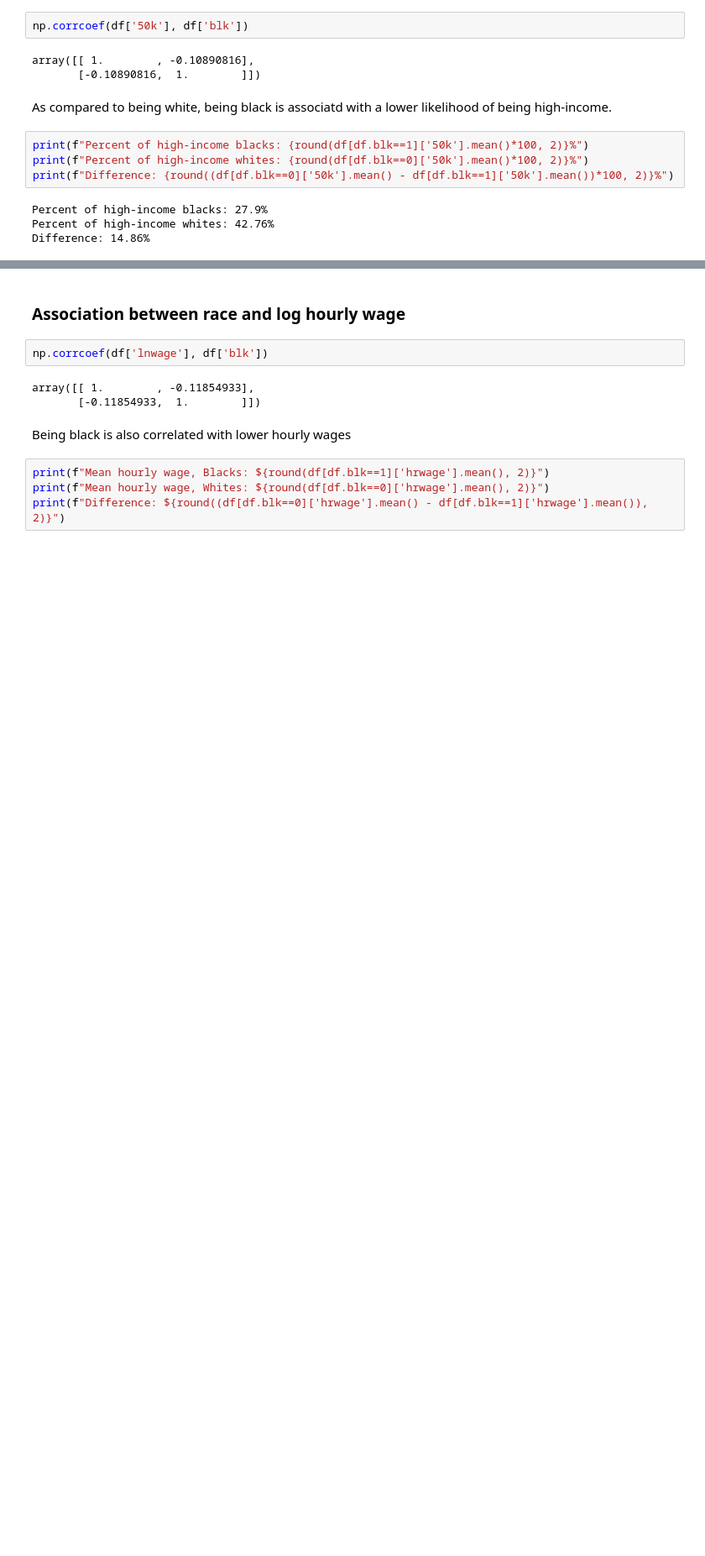
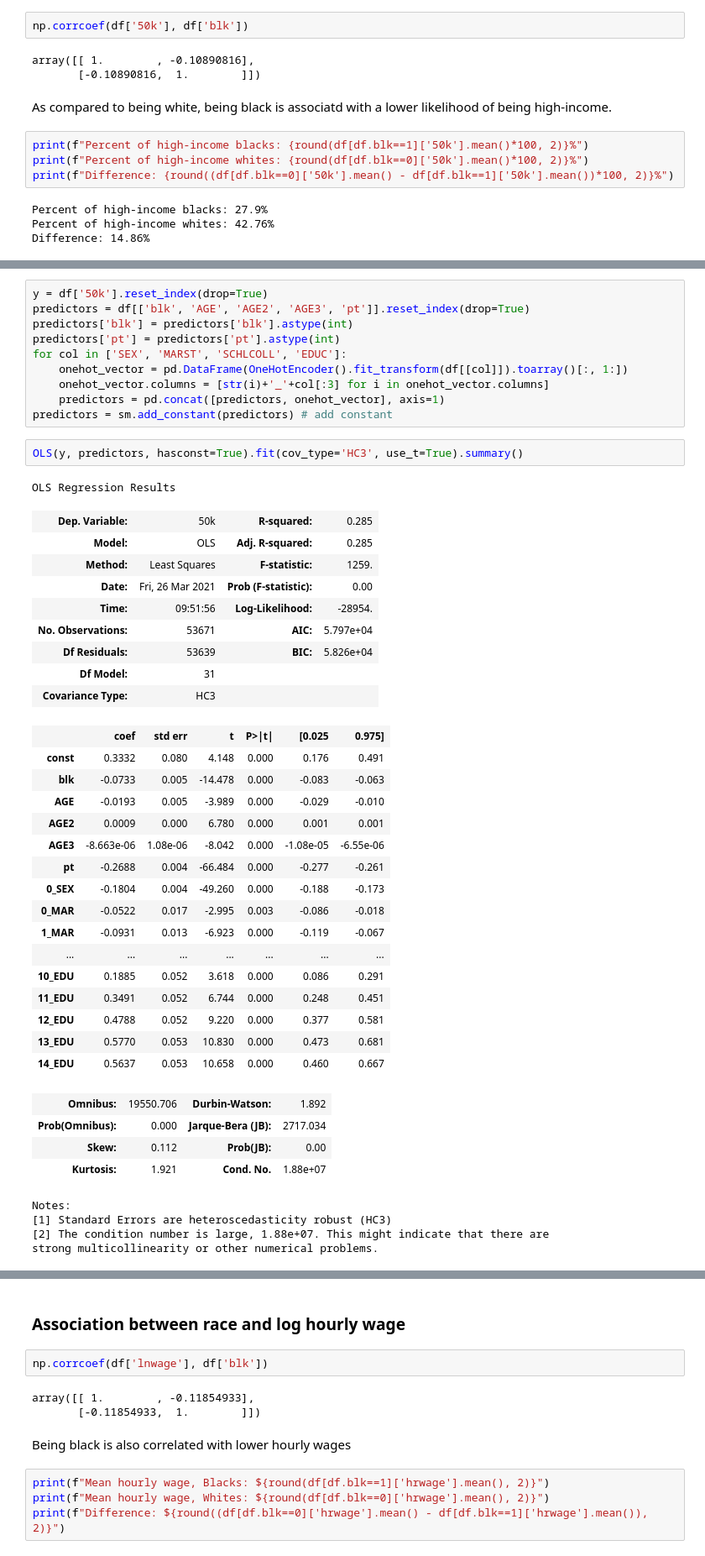
Before and after one commit to kingjosephm/DiscriminationMitigation, a Jupyter notebook: ASEC_2019.ipynb, the cells around one changed output, grey strips where cells are left out. Shown at 84% size. Cells and saved outputs as stored; diff of their text form; blank space fills up the shorter version.

Commit message:
Added OLS descriptive results of black/white differences in both outcomes

```diff
--- a/ASEC_2019.ipynb
+++ b/ASEC_2019.ipynb
@@ -229,0 +231,47 @@ Difference: 14.86%
+# %%
+y = df['50k'].reset_index(drop=True)
+predictors = df[['blk', 'AGE', 'AGE2', 'AGE3', 'pt']].reset_index(drop=True)
+predictors['blk'] = predictors['blk'].astype(int)
+predictors['pt'] = predictors['pt'].astype(int)
+for col in ['SEX', 'MARST', 'SCHLCOLL', 'EDUC']:
+    onehot_vector = pd.DataFrame(OneHotEncoder().fit_transform(df[[col]]).toarray()[:, 1:])
+    onehot_vector.columns = [str(i)+'_'+col[:3] for i in onehot_vector.columns]
+    predictors = pd.concat([predictors, onehot_vector], axis=1)
+predictors = sm.add_constant(predictors) # add constant
+# %%
+OLS(y, predictors, hasconst=True).fit(cov_type='HC3', use_t=True).summary()
+# %% [output]
+OLS Regression Results
+| Dep. Variable: | 50k | R-squared: | 0.285 |
+| Model: | OLS | Adj. R-squared: | 0.285 |
+| Method: | Least Squares | F-statistic: | 1259. |
+| Date: | Fri, 26 Mar 2021 | Prob (F-statistic): | 0.00 |
+| Time: | 09:51:56 | Log-Likelihood: | -28954. |
+| No. Observations: | 53671 | AIC: | 5.797e+04 |
+| Df Residuals: | 53639 | BIC: | 5.826e+04 |
+| Df Model: | 31 |  |  |
+| Covariance Type: | HC3 |  |  |
+|  | coef | std err | t | P>|t| | [0.025 | 0.975] |
+| const | 0.3332 | 0.080 | 4.148 | 0.000 | 0.176 | 0.491 |
+| blk | -0.0733 | 0.005 | -14.478 | 0.000 | -0.083 | -0.063 |
+| AGE | -0.0193 | 0.005 | -3.989 | 0.000 | -0.029 | -0.010 |
+| AGE2 | 0.0009 | 0.000 | 6.780 | 0.000 | 0.001 | 0.001 |
+| AGE3 | -8.663e-06 | 1.08e-06 | -8.042 | 0.000 | -1.08e-05 | -6.55e-06 |
+| pt | -0.2688 | 0.004 | -66.484 | 0.000 | -0.277 | -0.261 |
+| 0_SEX | -0.1804 | 0.004 | -49.260 | 0.000 | -0.188 | -0.173 |
+| 0_MAR | -0.0522 | 0.017 | -2.995 | 0.003 | -0.086 | -0.018 |
+| 1_MAR | -0.0931 | 0.013 | -6.923 | 0.000 | -0.119 | -0.067 |
+| ... | ... | ... | ... | ... | ... | ... |
+| 10_EDU | 0.1885 | 0.052 | 3.618 | 0.000 | 0.086 | 0.291 |
+| 11_EDU | 0.3491 | 0.052 | 6.744 | 0.000 | 0.248 | 0.451 |
+| 12_EDU | 0.4788 | 0.052 | 9.220 | 0.000 | 0.377 | 0.581 |
+| 13_EDU | 0.5770 | 0.053 | 10.830 | 0.000 | 0.473 | 0.681 |
+| 14_EDU | 0.5637 | 0.053 | 10.658 | 0.000 | 0.460 | 0.667 |
+| Omnibus: | 19550.706 | Durbin-Watson: | 1.892 |
+| Prob(Omnibus): | 0.000 | Jarque-Bera (JB): | 2717.034 |
+| Skew: | 0.112 | Prob(JB): | 0.00 |
+| Kurtosis: | 1.921 | Cond. No. | 1.88e+07 |
+Notes:
+[1] Standard Errors are heteroscedasticity robust (HC3)
+[2] The condition number is large, 1.88e+07. This might indicate that there are
+strong multicollinearity or other numerical problems.
```
Also changed, not shown: parts of 7 cells of this notebook.
